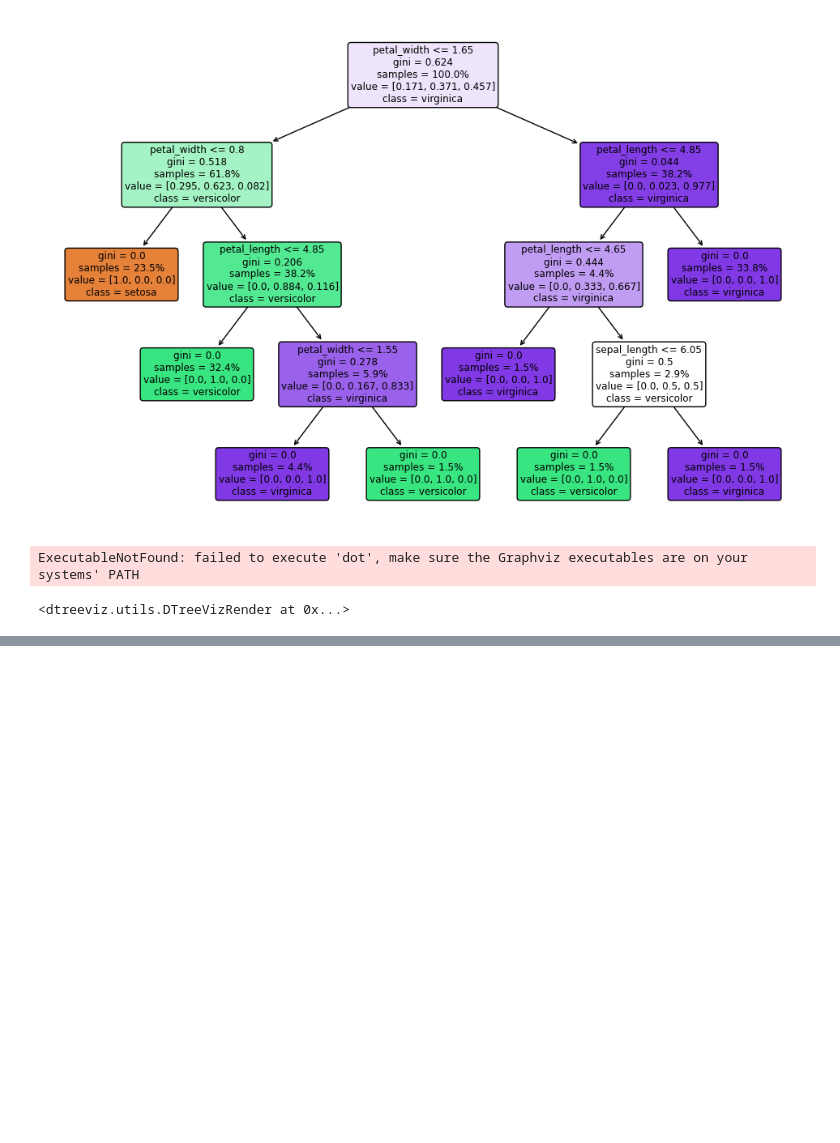
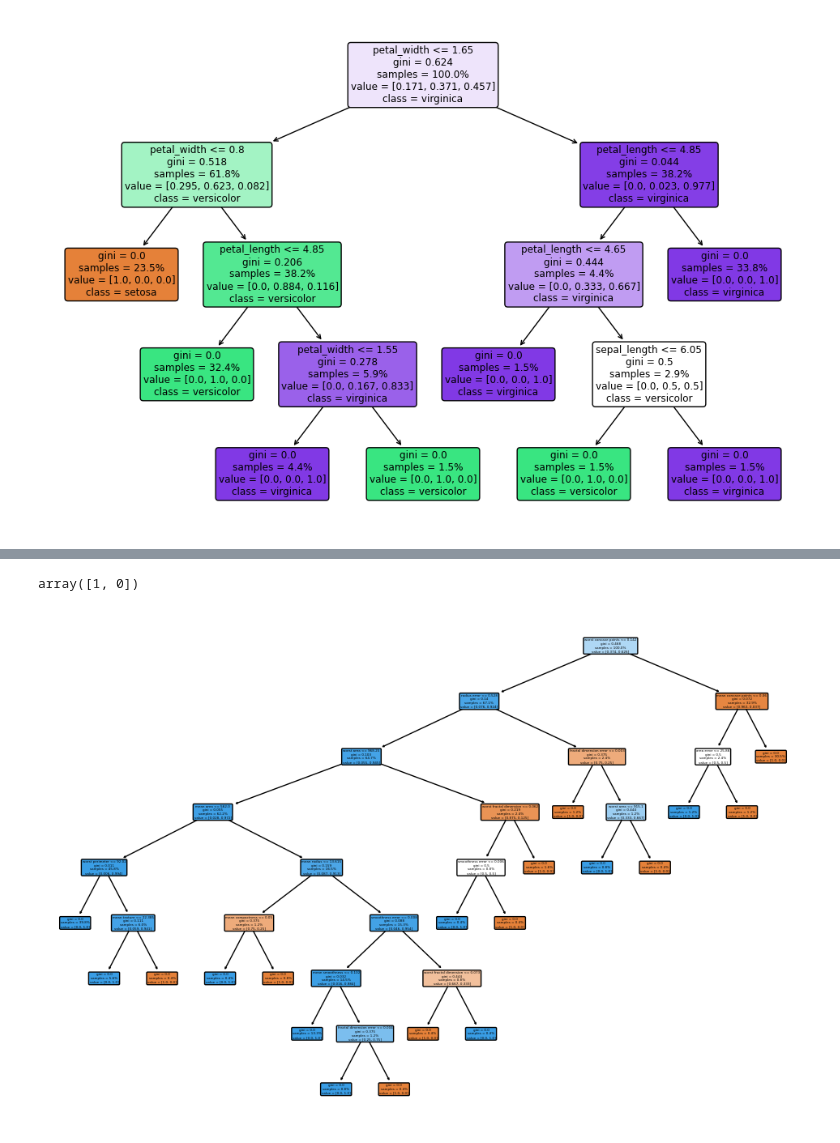
Before and after one commit to AdamWojtul28/Interactive-RF-Visualizer, a Jupyter notebook: Decision_Tree_Visualizer.ipynb, the cells around one changed output, grey strips where cells are left out. Cells and saved outputs as stored; diff of their text form; code cells hidden in the pictures; blank space fills up the shorter version.

```diff
--- a/Decision_Tree_Visualizer.ipynb
+++ b/Decision_Tree_Visualizer.ipynb
@@ -509,33 +486,20 @@ plot_tree(rfclf_iris.estimators_[0], filled=True, feature_names=X_iris.columns,
 plt.show()
 # %% [output]
 [figure]
-# %%
-from sklearn.datasets import load_iris
-from sklearn.tree import DecisionTreeClassifier
-
-import dtreeviz
-
-iris = load_iris()
-X = iris.data
-y = iris.target
-
-clf = DecisionTreeClassifier(max_depth=4)
-clf.fit(X, y)
-
-viz_model = dtreeviz.model(clf,
-                           X_train=X, y_train=y,
-                           feature_names=iris.feature_names,
-                           target_name='iris',
-                           class_names=iris.target_names)
-
-viz_model.view()     # render as SVG into internal object
-# %% [output]
-ExecutableNotFound: failed to execute 'dot', make sure the Graphviz executables are on your systems' PATH
-<dtreeviz.utils.DTreeVizRender at 0x...>
 # %%
 generate_dynamic_rf_classifier_visualizer(rfclf_iris, X_train_iris, X_test_iris, y_train_iris, y_test_iris, 8062)
 # %% [output]
 [interactive output not drawn]
+# %%
+y_train_bc.unique()
+# %% [output]
+array([1, 0])
+# %%
+plt.figure(figsize=(12, 8))
+plot_tree(rfclf_bc.estimators_[0], filled=True, feature_names=X_train_bc.columns, rounded=True, proportion=True)
+plt.show()
+# %% [output]
+[figure, added]
 # %%
 generate_dynamic_rf_classifier_visualizer(rfclf_bc, X_train_bc, X_test_bc, y_train_bc, y_test_bc, 8063)
 # %% [output]
```
Also changed, not shown: parts of 4 cells of this notebook, 4 other files.
